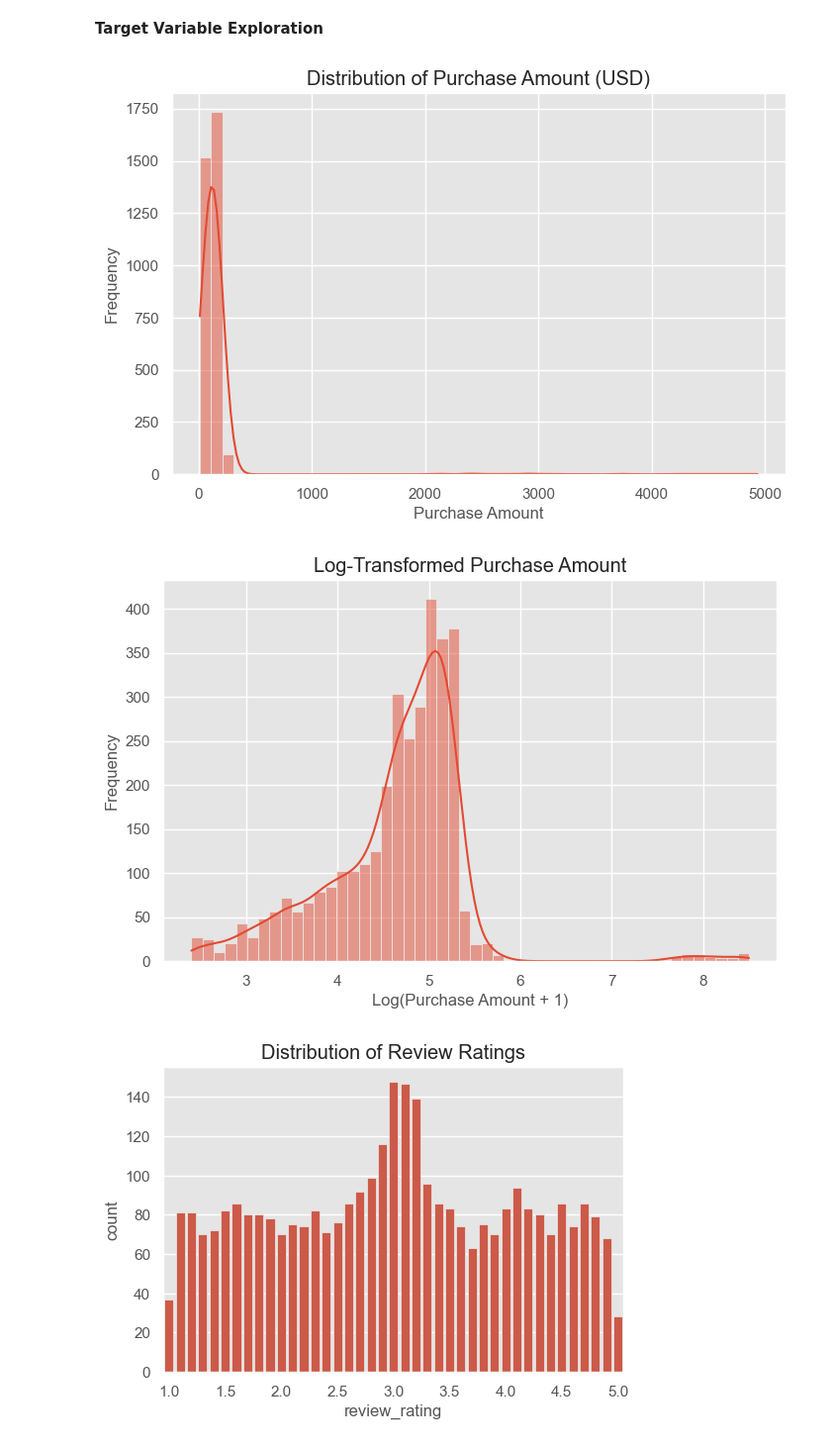
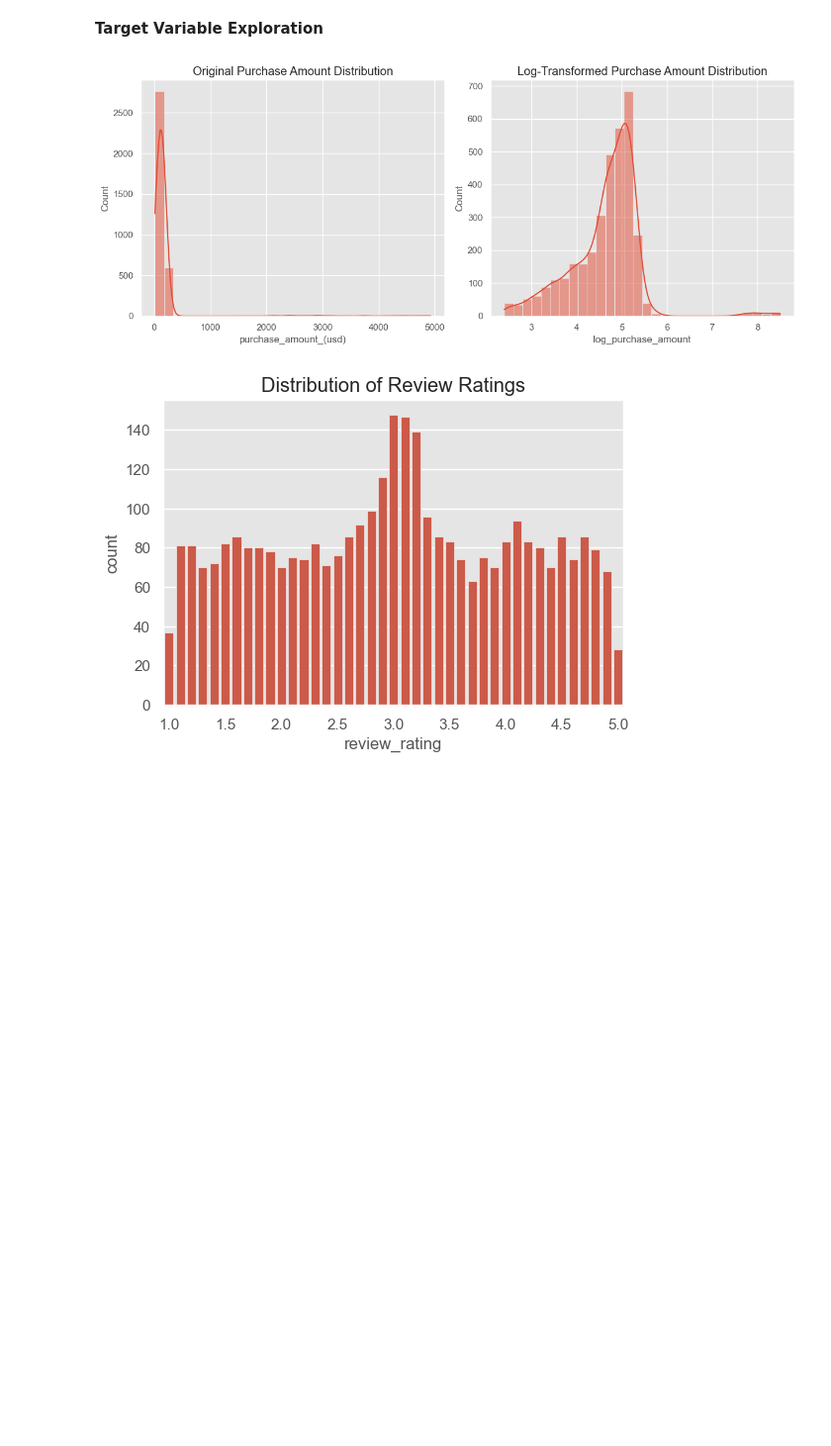
Before and after one commit to mandele1999/fashion-retail-sales, a Jupyter notebook: notebooks/02_data _exploration.ipynb, the cells around one changed output. Shown at 99% size. Drawn from its saved outputs; the diff is of its cells as text; code cells hidden in the pictures; blank space fills up the shorter version.

Commit message:
Update plots

```diff
--- a/notebooks/02_data _exploration.ipynb
+++ b/notebooks/02_data _exploration.ipynb
@@ -50,26 +50,21 @@ memory usage: 159.5+ KB
 # %% [markdown]
 **Target Variable Exploration**
 # %%
-# Histogram of purchase amount
-plt.figure(figsize=(8, 5))
-sns.histplot(df['purchase_amount_(usd)'], bins=50, kde=True)
-plt.title('Distribution of Purchase Amount (USD)')
-plt.xlabel('Purchase Amount')
-plt.ylabel('Frequency')
-plt.show()
-
-# Log-transformed histogram
+# Log-transform the purchase amount to reduce skewness
 df['log_purchase_amount'] = np.log1p(df['purchase_amount_(usd)'])
 
-plt.figure(figsize=(8, 5))
-sns.histplot(df['log_purchase_amount'], bins=50, kde=True)
-plt.title('Log-Transformed Purchase Amount')
-plt.xlabel('Log(Purchase Amount + 1)')
-plt.ylabel('Frequency')
+# Visualize the distribution before and after transformation
+plt.figure(figsize=(12, 5))
+plt.subplot(1, 2, 1)
+sns.histplot(df['purchase_amount_(usd)'], kde=True, bins=30)
+plt.title("Original Purchase Amount Distribution")
+plt.subplot(1, 2, 2)
+sns.histplot(df['log_purchase_amount'], kde=True, bins=30)
+plt.title("Log-Transformed Purchase Amount Distribution")
+plt.tight_layout()
 plt.show()
 # %% [output]
-[figure, old version]
+[figure, new version]
-[figure, removed]
 # %%
 # If using review_rating
 if 'review_rating' in df.columns:
```
